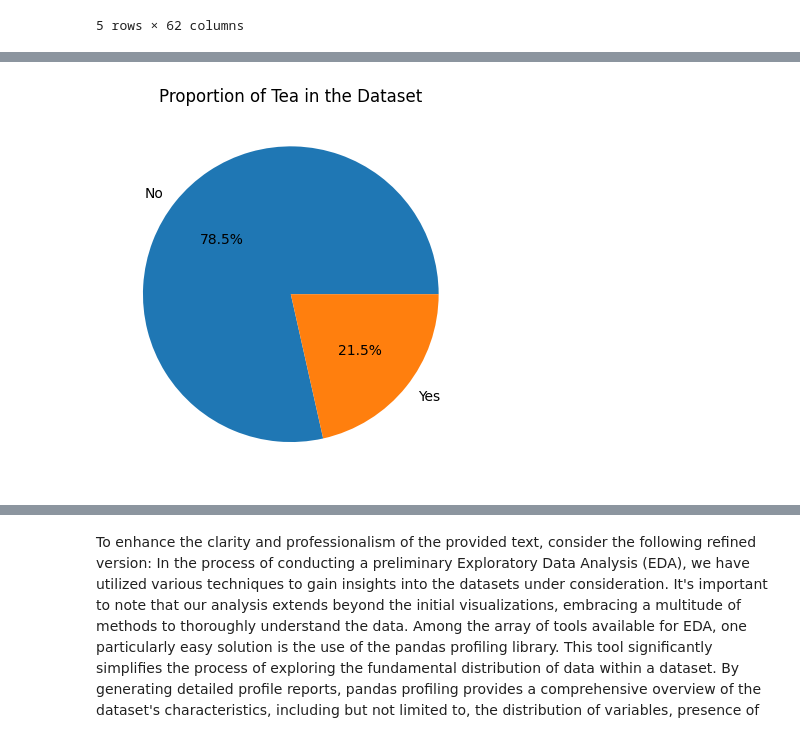
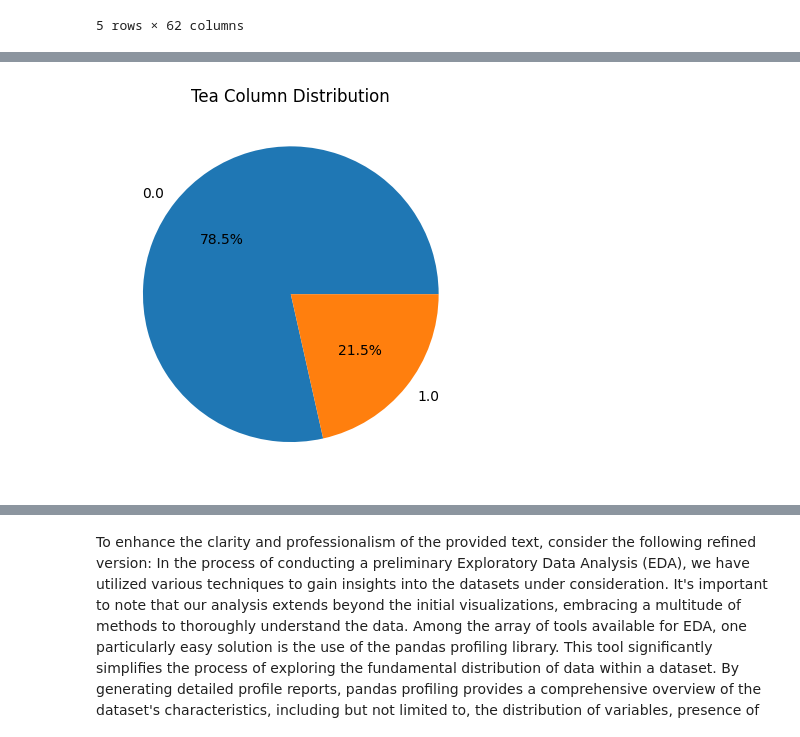
Before and after one commit to arushimathur2604/FMML-Project1, a Jupyter notebook: FMML_Module_2_project_2024.ipynb, the cells around one changed output, grey strips where cells are left out. Saved outputs shown, nothing was run; the diff lists cells and outputs as text; code cells hidden in the pictures.

```diff
--- a/FMML_Module_2_project_2024.ipynb
+++ b/FMML_Module_2_project_2024.ipynb
@@ -357,7 +388,10 @@ dtypes: float64(62)
 memory usage: 117.3 KB
 # %%
 ## to do
-
+# Assuming 'Tea' column exists in the data
+plt.pie(data['Tea'].value_counts(), labels=data['Tea'].value_counts().index, autopct='%1.1f%%')
+plt.title('Tea Column Distribution')
+plt.show()
 # Create a pie chart of the 'Tea' column also write your observation form the plot
 # %% [output]
-[figure, old version]
+[figure, new version]
```
Also changed, not shown: parts of 17 cells of this notebook.
